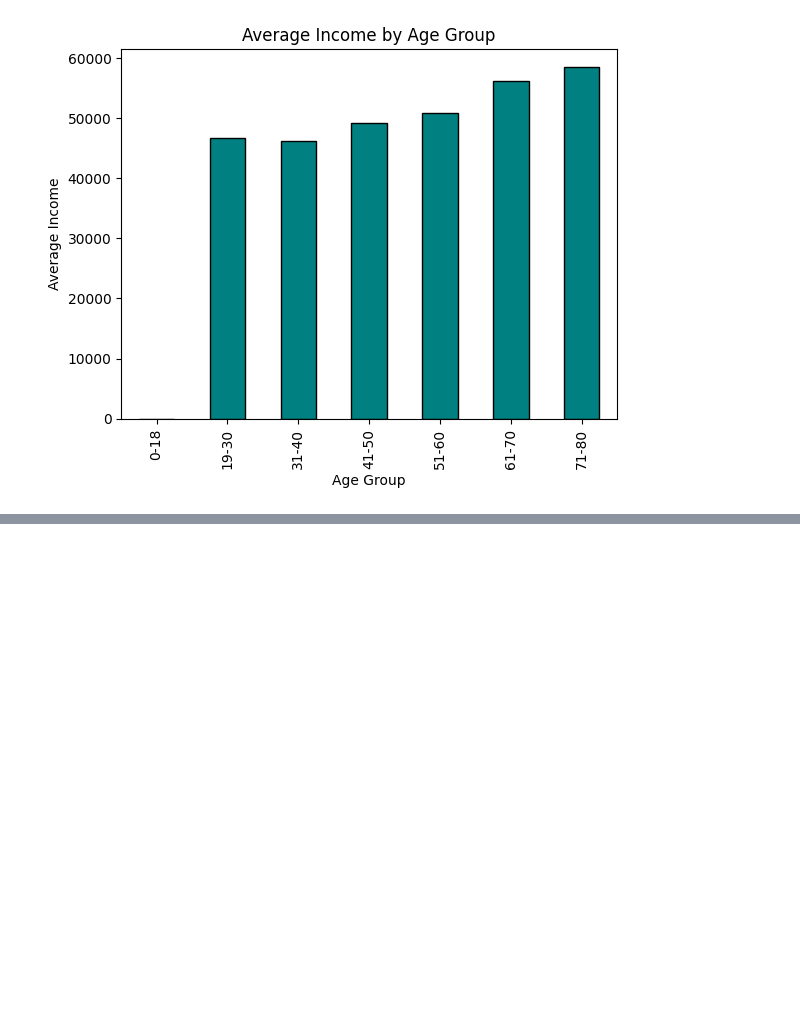
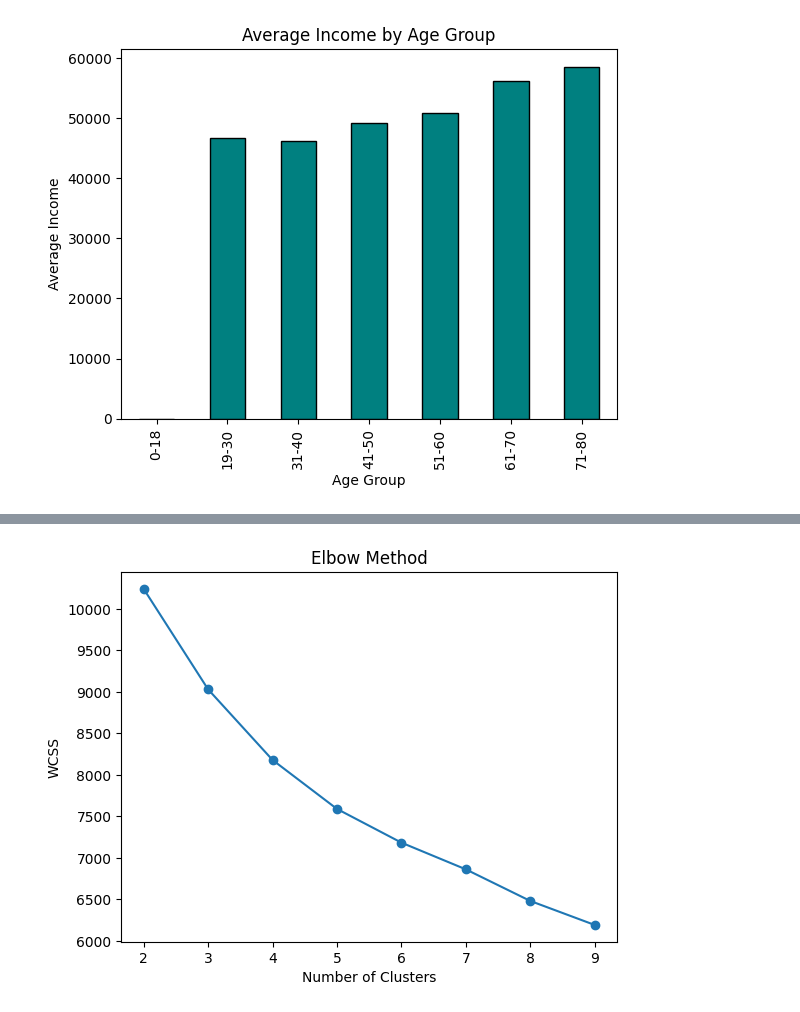
Before and after one commit to HNDeshanSamarathunga/cutomer_segment_ML, a Jupyter notebook: Analysis_Mode.ipynb, the cells around one changed output, grey strips where cells are left out. Cells and saved outputs as stored; diff of their text form; code cells hidden in the pictures; blank space fills up the shorter version.

```diff
--- a/Analysis_Mode.ipynb
+++ b/Analysis_Mode.ipynb
@@ -453,0 +520,6 @@ plt.show()
+# %%
+from sklearn.preprocessing import StandardScaler
+
+scaler = StandardScaler()
+# %%
+X_Scaled = scaler.fit_transform(X)
@@ -453,0 +544,7 @@ plt.show()
+# %%
+wcss = []
+# %%
+for i in range(2, 10):
+    kmeans = KMeans(n_clusters=i, random_state=42)
+    kmeans.fit(X_Scaled)
+    wcss.append(kmeans.inertia_)
@@ -453,0 +562,8 @@ plt.show()
+# %%
+plt.plot(range(2, 10), wcss, marker='o')
+plt.title('Elbow Method')
+plt.xlabel('Number of Clusters')
+plt.ylabel('WCSS')
+plt.show()
+# %% [output]
+[figure, added]
```
Also changed, not shown: parts of 24 cells of this notebook.
